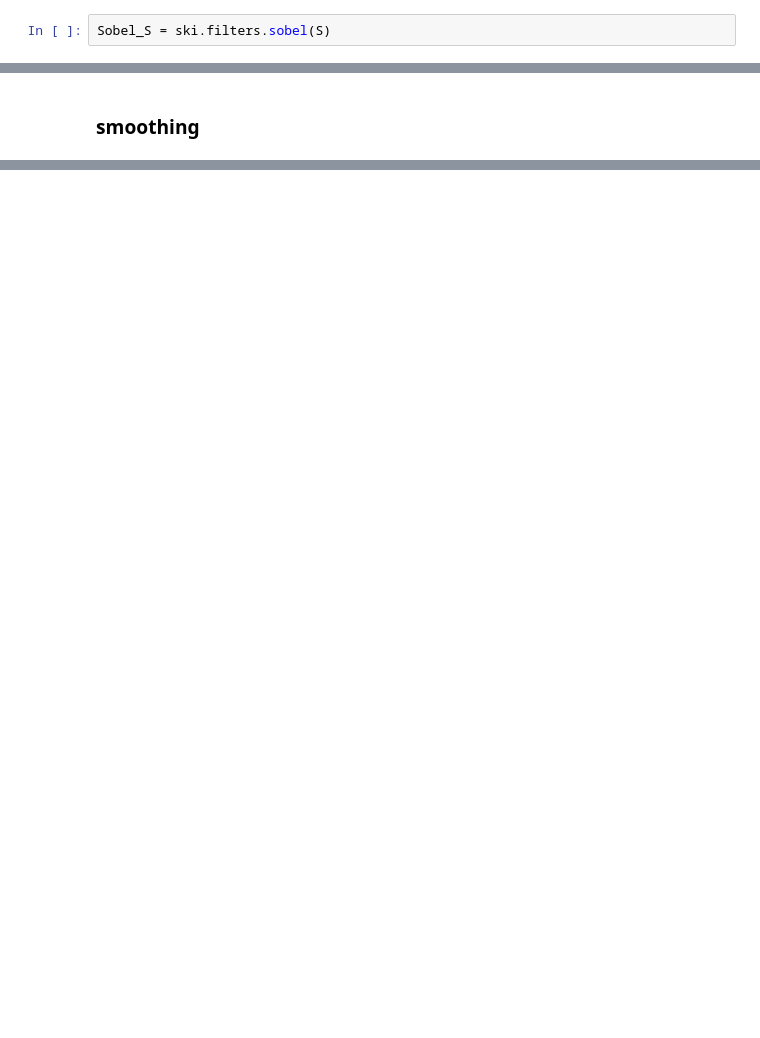
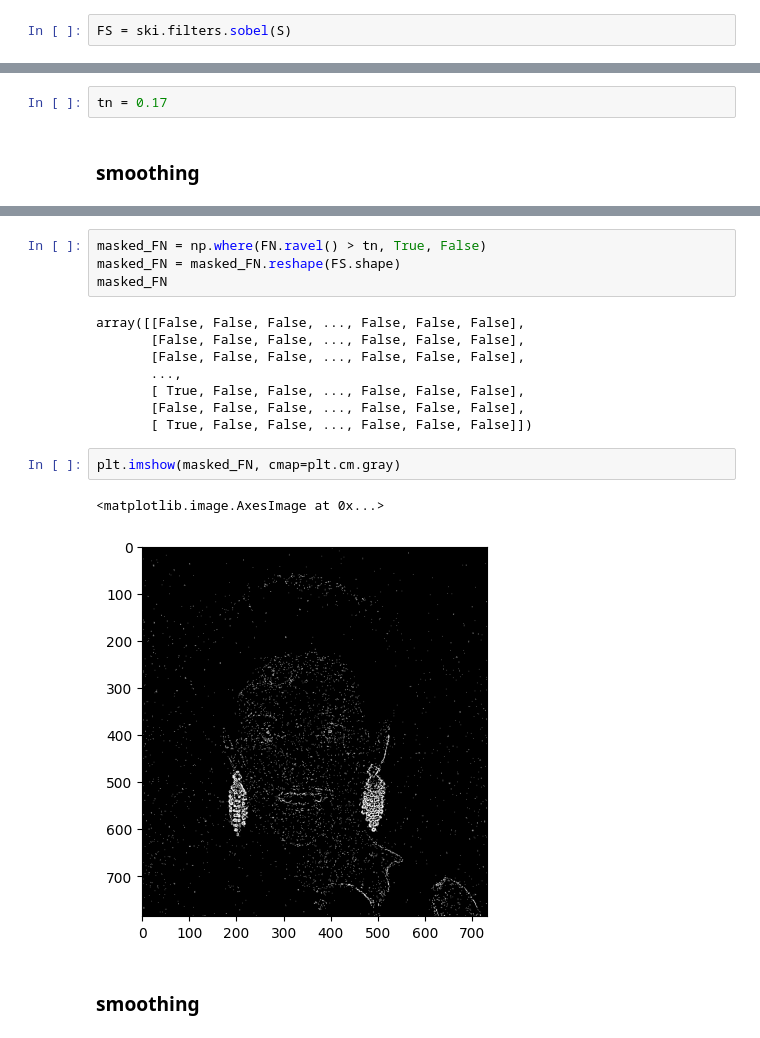
Before and after one commit to marekd6/CV1_labs, a Jupyter notebook: Assignment 02-20251125/cv1_2_2.ipynb, the cells around one changed output, grey strips where cells are left out. Saved outputs shown, nothing was run; the diff lists cells and outputs as text; blank space fills up the shorter version.

```diff
--- a/Assignment 02-20251125/cv1_2_2.ipynb
+++ b/Assignment 02-20251125/cv1_2_2.ipynb
@@ -59,5 +59,5 @@ plt.imshow(Sobel_N, cmap=plt.cm.gray)
 # %% [markdown]
 ### smoothing
 # %%
-Sobel_S = ski.filters.sobel(S)
+FS = ski.filters.sobel(S)
 # %%
@@ -92,3 +92,5 @@ hist_N = plt.hist(Sobel_N.ravel(), bins=100, range=(0,1))
+# %%
+tn = 0.17
 # %% [markdown]
 ### smoothing
 # %%
@@ -97,0 +106,19 @@ hist_S = plt.hist(Sobel_S.ravel(), bins=100, range=(0,1))
+# %%
+masked_FN = np.where(FN.ravel() > tn, True, False)
+masked_FN = masked_FN.reshape(FS.shape)
+masked_FN
+# %% [output]
+array([[False, False, False, ..., False, False, False],
+       [False, False, False, ..., False, False, False],
+       [False, False, False, ..., False, False, False],
+       ...,
+       [ True, False, False, ..., False, False, False],
+       [False, False, False, ..., False, False, False],
+       [ True, False, False, ..., False, False, False]])
+# %%
+plt.imshow(masked_FN, cmap=plt.cm.gray)
+# %% [output]
+<matplotlib.image.AxesImage at 0x...>
+[figure, added]
+# %% [markdown]
+### smoothing
```
Also changed, not shown: parts of 39 cells of this notebook, 1 other file.
